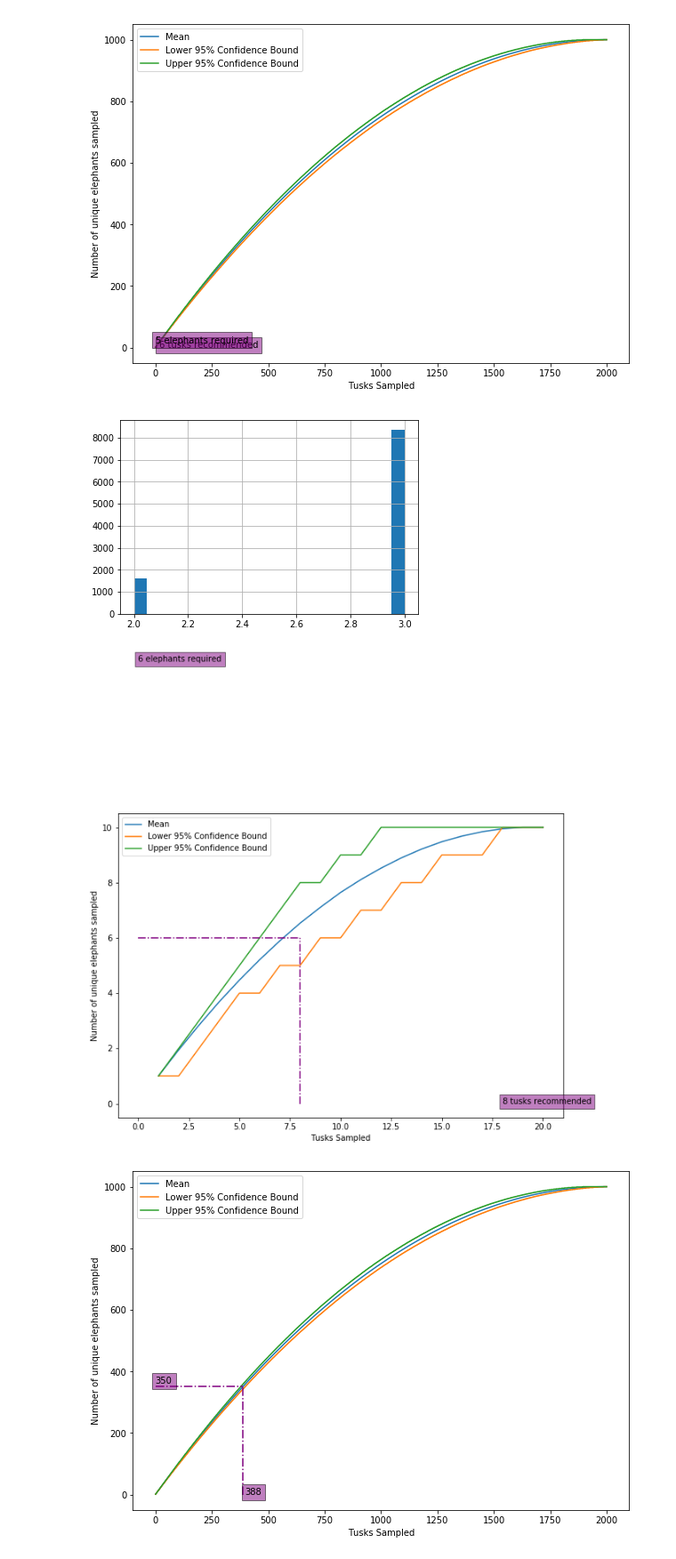
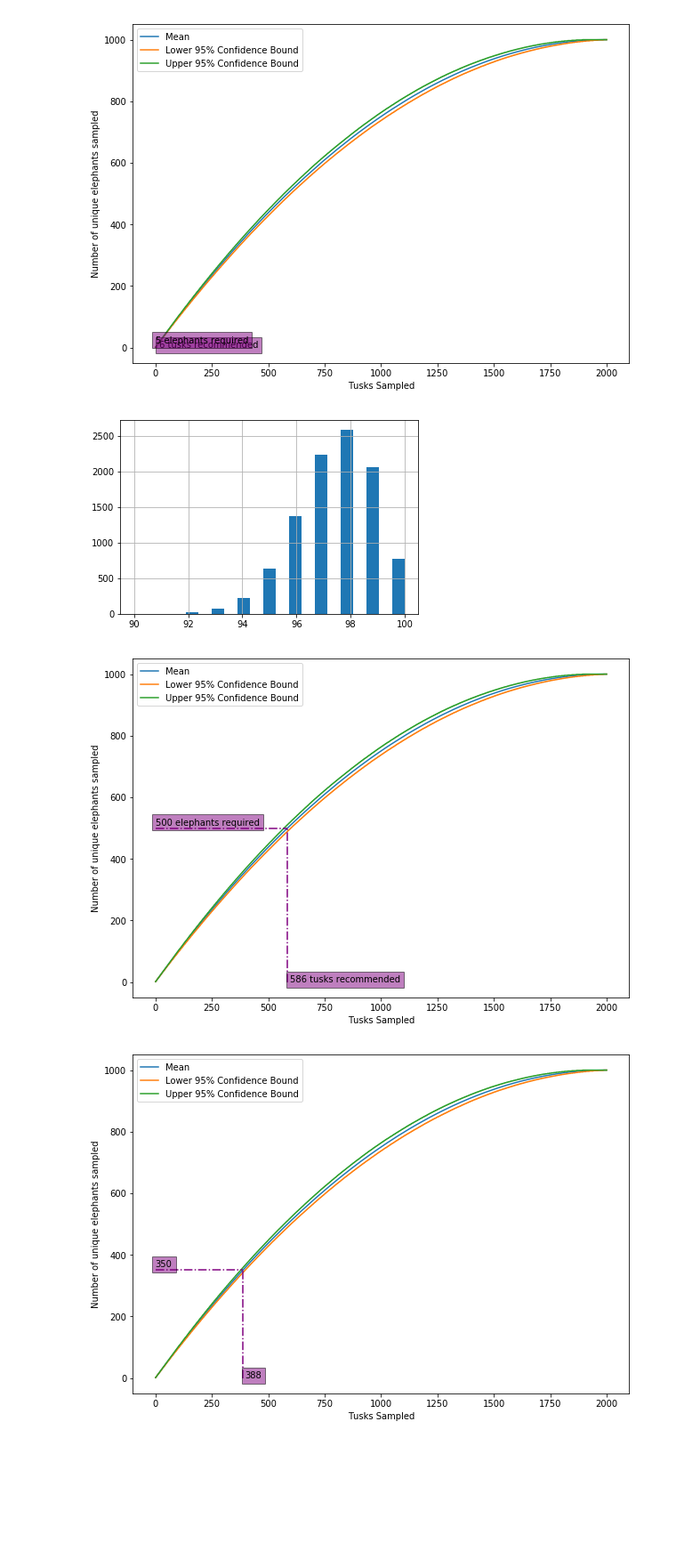
Before and after one commit to nsmat/EasyElephant, a Jupyter notebook: EasyElephant.ipynb, the cells around one changed output. Shown: that part at 89% size. Saved outputs shown, nothing was run; the diff lists cells and outputs as text; code cells hidden in the pictures; blank space fills up the shorter version.

Commit message:
Fixed graphs running in notebook to not be horrible

```diff
--- a/EasyElephant.ipynb
+++ b/EasyElephant.ipynb
@@ -162,13 +162,13 @@ res, analysed = do_all(N, M)
 a certain number of elephants (x-axis) after sampling k tusks
 """
 # Change the bins argument to alter how much resolution is shown in the histogram
-get_hist(res, k =3, bins = 21)
+get_hist(res, k =100, bins = 21)
 # %% [output]
-[figure, old version]
+[figure, new version]
 # %%
-plotter(analysed, D = 6) #Use this to look at what's required to find different numbers of elephants, without redoing the sim.
+plotter(analysed, D = 500) #Use this to look at what's required to find different numbers of elephants, without redoing the sim.
 # %% [output]
-[figure, old version]
+[figure, new version]
 # %%
 # If the text gets in the way, you can run the above with tags = False
 plotter(analysed, D = 350, tags = False)
```
